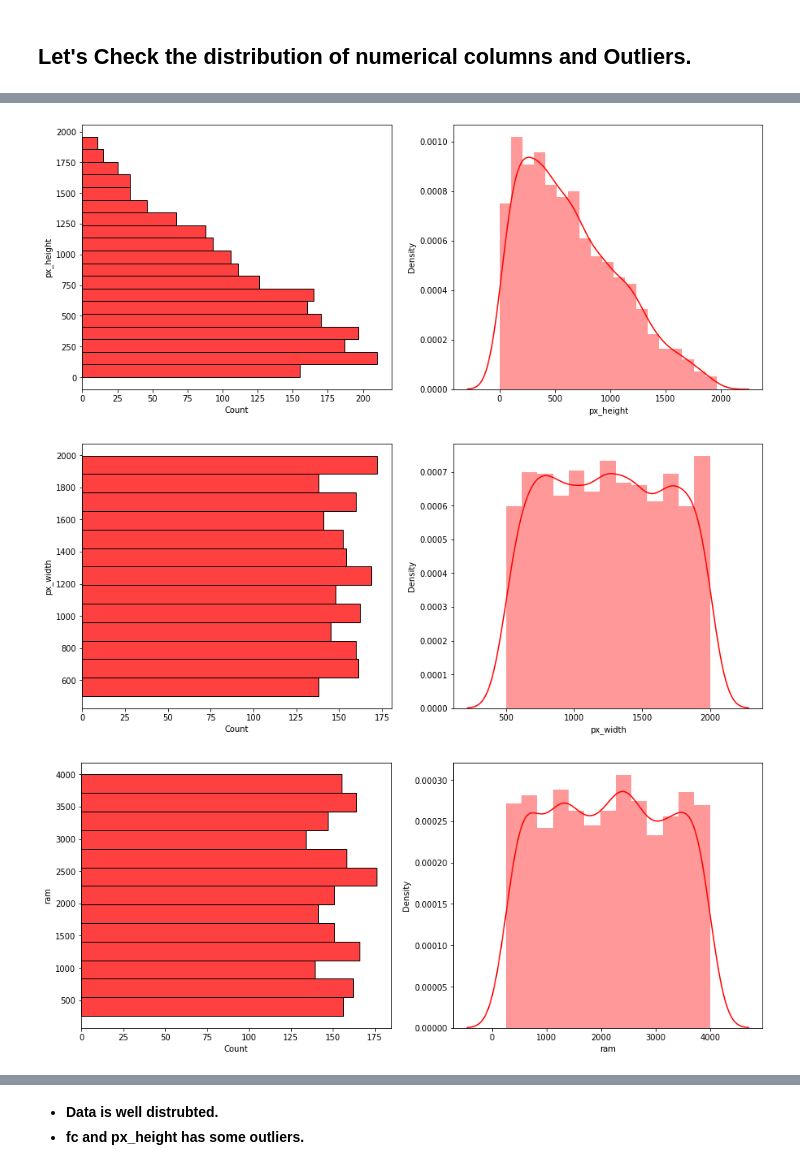
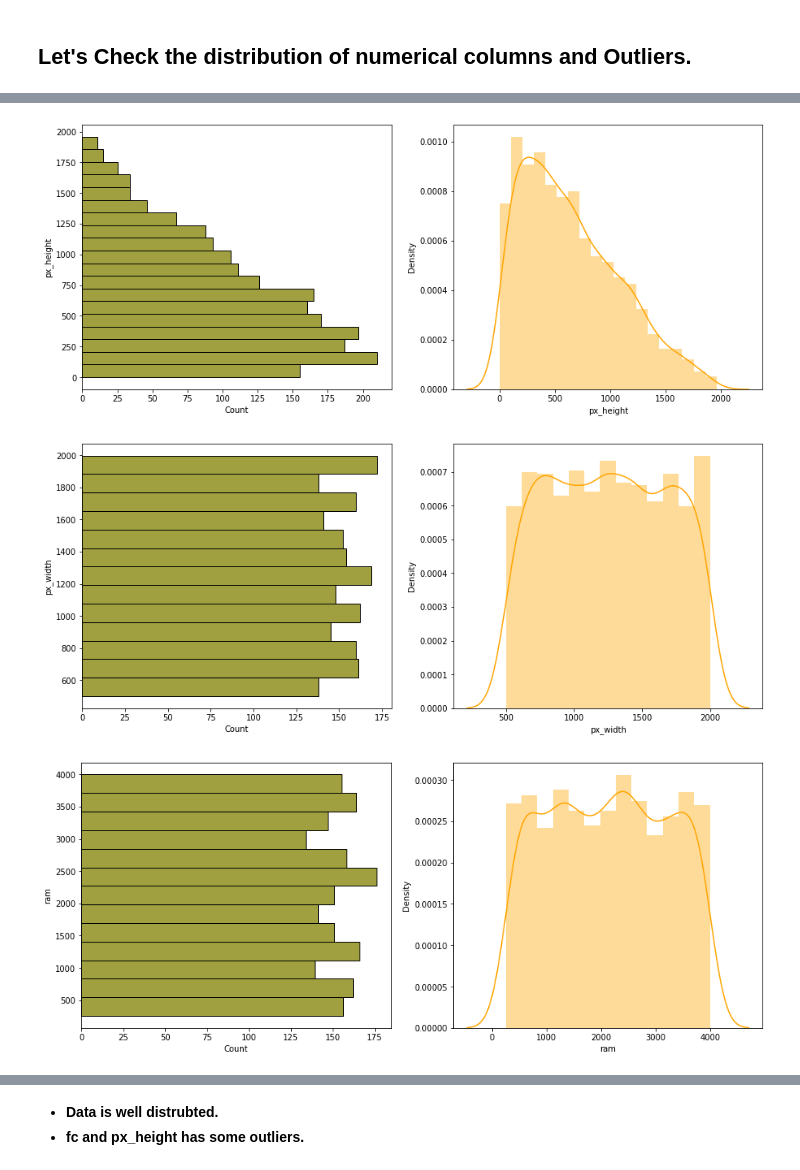
Before and after one commit to spradeepgit/Mobile_Price_Range_Prediction, a Jupyter notebook: Mobile_Price_Range.ipynb, the cells around one changed output, grey strips where cells are left out. Saved outputs shown, nothing was run; the diff lists cells and outputs as text; code cells hidden in the pictures.

```diff
--- a/Mobile_Price_Range.ipynb
+++ b/Mobile_Price_Range.ipynb
@@ -73,6 +73,6 @@ Mounted at /content/drive
 # %%
 # CSV file loaction path
-file_path= '/content/drive/MyDrive/Almabetter/Copy of data_mobile_price_range.csv'
+file_path= '/content/drive/MyDrive/Almabetter csv files/Copy of data_mobile_price_range.csv'
 # %%
 # importing csv file into Pandas dataframe.
 mobile_data=pd.read_csv(file_path)
@@ -217,0 +211,27 @@ price_values.plot.pie(explode=[0.05]*4,labels=labels,autopct='%1.1f%%',figsize=(
+# %%
+# Setting labels for items in Chart
+data = mobile_data['price_range'].value_counts()
+
+
+# colors
+colors = ['#ADFF2F','#FFA500','#00FFFF',	'#FF4040']
+# explosion
+explode = (0.05, 0.05)
+
+# Pie Chart
+plt.pie(data, colors=colors, labels = ["low cost", "medium cost", "high cost", "very high cost"],
+        autopct='%1.1f%%', pctdistance=0.58,
+        shadow=True,radius = 2.0,startangle=90)
+
+# draw circle
+centre_circle = plt.Circle((0, 0), 0.90, fc='white')
+fig = plt.gcf()
+
+# Adding Circle in Pie chart
+fig.gca().add_artist(centre_circle)
+
+# Adding Title of chart
+plt.title('percentage of price range')
+
+# Displaying Chart
+plt.show()
@@ -471,12 +493,12 @@ numeric_col=['battery_power','clock_speed','fc','int_memory','m_dep','mobile_wt'
 for var in numeric_col:
     plt.figure(figsize=(15,6))
     plt.subplot(1, 2, 1)
-    fig = sns.histplot(y=mobile_data[var],color='red')
+    fig = sns.histplot(y=mobile_data[var],color='olive')
     fig.set_title('')
     fig.set_ylabel(var)
 
     plt.subplot(1, 2, 2)
-    fig = sns.distplot(mobile_data[var],color='red')
+    fig = sns.distplot(mobile_data[var],color='orange')
 
     fig.set_xlabel(var)
 
@@ -493,3 +515,3 @@ for var in numeric_col:
-[figure, old version]
+[figure, new version]
-[figure, old version]
+[figure, new version]
-[figure, old version]
+[figure, new version]
```
Also changed, not shown: parts of 6 cells of this notebook.
